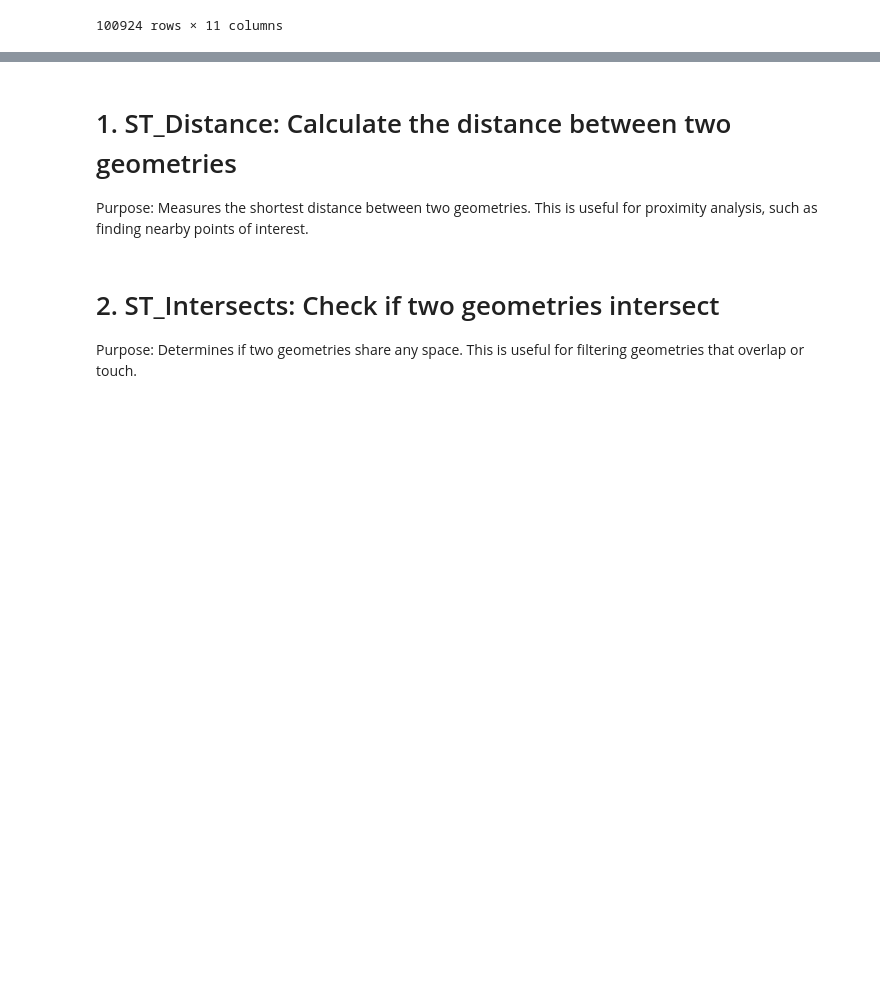
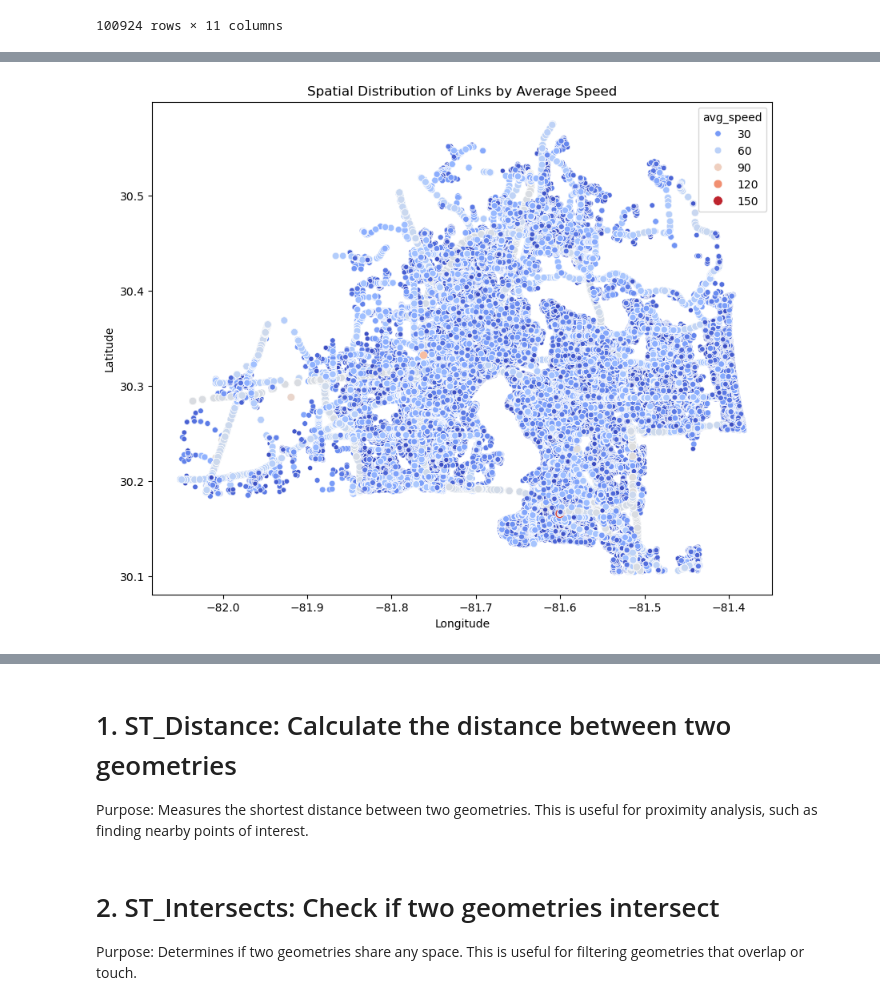
Before and after one commit to GuiBo79/urban-sdk, a Jupyter notebook: notebooks/urban-sdk.ipynb, the cells around one changed output, grey strips where cells are left out. Saved outputs shown, nothing was run; the diff lists cells and outputs as text; code cells hidden in the pictures; blank space fills up the shorter version.

```diff
--- a/notebooks/urban-sdk.ipynb
+++ b/notebooks/urban-sdk.ipynb
@@ -194,29 +330,29 @@ plt.show()
 # %%
 from shapely import wkb
-import json
-from shapely.geometry import shape
 
-# Convert GeoJSON strings to Shapely geometries
-transformed_df['geometry'] = transformed_df['geo_json'].apply(lambda x: shape(json.loads(x)) if x else None)
+# Convert WKB hex strings to Shapely geometries
+transformed_df['geometry'] = transformed_df['geo_json'].apply(lambda x: wkb.loads(x, hex=True) if x else None)
 
 # Extract coordinates from Shapely geometries
 # For MultiLineString geometries, we'll use the centroid for simplicity
 transformed_df['coordinates'] = transformed_df['geometry'].apply(lambda geom: geom.centroid.coords[0] if geom else (None, None))
 
 # Separate longitude and latitude
 transformed_df['longitude'] = transformed_df['coordinates'].apply(lambda x: x[0])
 transformed_df['latitude'] = transformed_df['coordinates'].apply(lambda x: x[1])
 
 # Display the resulting DataFrame
 transformed_df[['link_id', 'avg_speed', 'longitude', 'latitude']].head()
 
 # Scatter plot of locations colored by average speed
 plt.figure(figsize=(10, 8))
 sns.scatterplot(data=transformed_df, x="longitude", y="latitude", hue="avg_speed", palette="coolwarm", size="avg_speed")
 plt.title("Spatial Distribution of Links by Average Speed")
 plt.xlabel("Longitude")
 plt.ylabel("Latitude")
 plt.show()
+# %% [output]
+[figure, added]
 # %%
 # Select numeric columns for correlation analysis
 corr_features = transformed_df[['avg_speed', 'length', 'longitude', 'latitude']]
```
Also changed, not shown: parts of 13 cells of this notebook.
